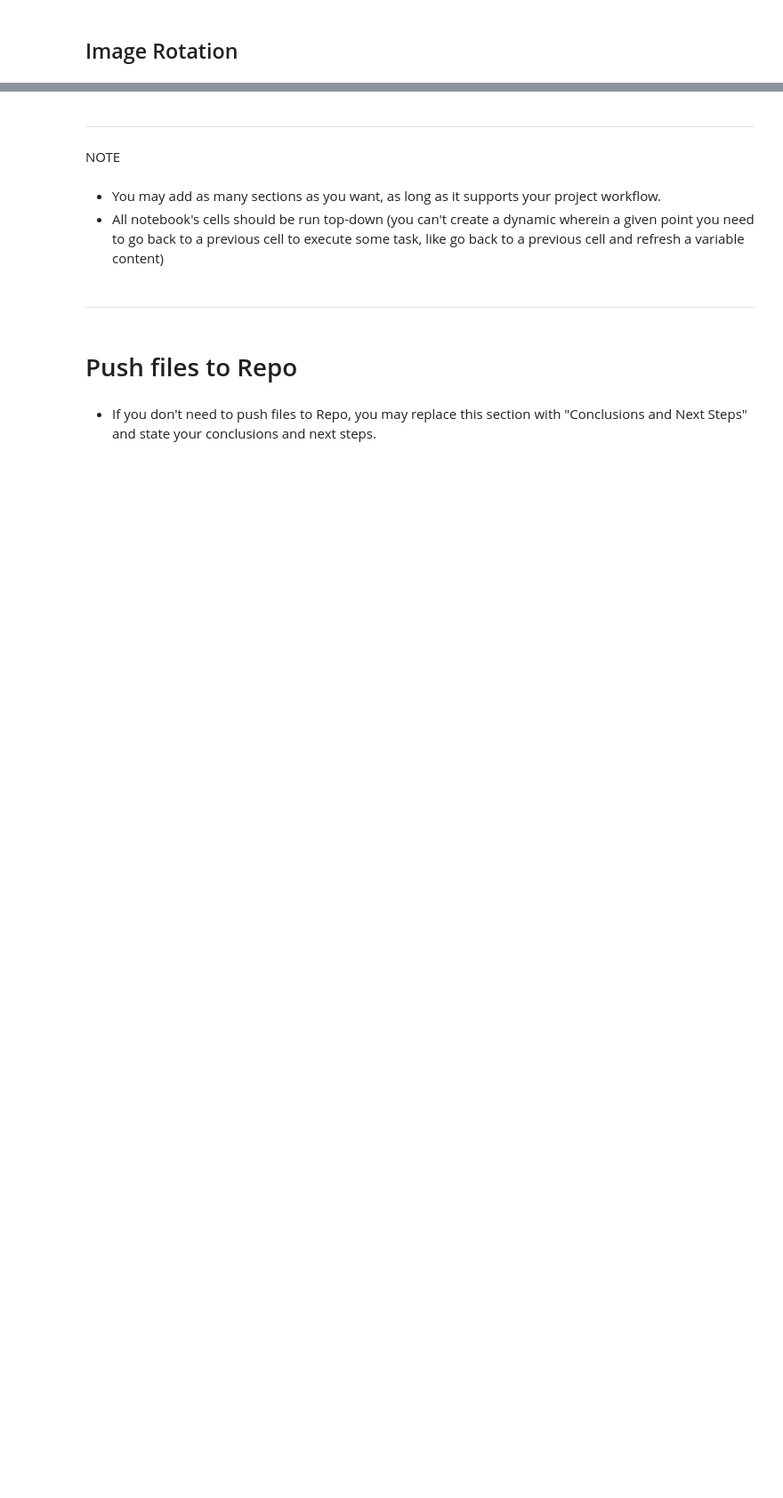
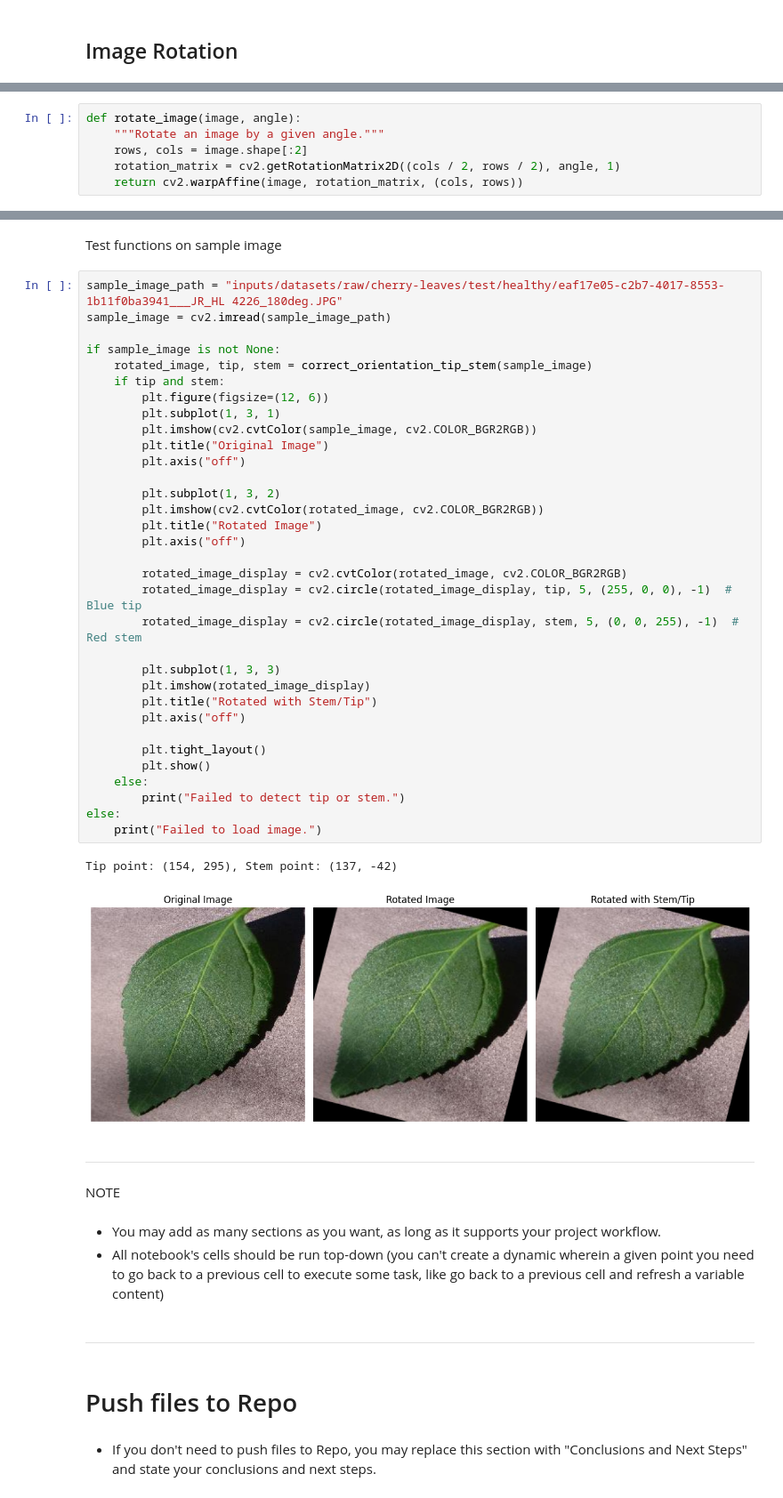
Before and after one commit to Annytomica/cherry-mildew-detector, a Jupyter notebook: jupyter_notebooks/02 - Data_Visualisation.ipynb, the cells around one changed output, grey strips where cells are left out. Shown at 89% size. Saved outputs shown, nothing was run; the diff lists cells and outputs as text; blank space fills up the shorter version.

```diff
--- a/jupyter_notebooks/02 - Data_Visualisation.ipynb
+++ b/jupyter_notebooks/02 - Data_Visualisation.ipynb
@@ -298,0 +400,6 @@ Montage saved to outputs/v1/mean_var_montage_powdery_mildew_v1.png
+# %%
+def rotate_image(image, angle):
+    """Rotate an image by a given angle."""
+    rows, cols = image.shape[:2]
+    rotation_matrix = cv2.getRotationMatrix2D((cols / 2, rows / 2), angle, 1)
+    return cv2.warpAffine(image, rotation_matrix, (cols, rows))
@@ -299,3 +452,41 @@ Montage saved to outputs/v1/mean_var_montage_powdery_mildew_v1.png
+# %% [markdown]
+Test functions on sample image
+# %%
+sample_image_path = "inputs/datasets/raw/cherry-leaves/test/healthy/eaf17e05-c2b7-4017-8553-1b11f0ba3941___JR_HL 4226_180deg.JPG"
+sample_image = cv2.imread(sample_image_path)
+
+if sample_image is not None:
+    rotated_image, tip, stem = correct_orientation_tip_stem(sample_image)
+    if tip and stem:
+        plt.figure(figsize=(12, 6))
+        plt.subplot(1, 3, 1)
+        plt.imshow(cv2.cvtColor(sample_image, cv2.COLOR_BGR2RGB))
+        plt.title("Original Image")
+        plt.axis("off")
+
+        plt.subplot(1, 3, 2)
+        plt.imshow(cv2.cvtColor(rotated_image, cv2.COLOR_BGR2RGB))
+        plt.title("Rotated Image")
+        plt.axis("off")
+
+        rotated_image_display = cv2.cvtColor(rotated_image, cv2.COLOR_BGR2RGB)
+        rotated_image_display = cv2.circle(rotated_image_display, tip, 5, (255, 0, 0), -1)  # Blue tip
+        rotated_image_display = cv2.circle(rotated_image_display, stem, 5, (0, 0, 255), -1)  # Red stem
+
+        plt.subplot(1, 3, 3)
+        plt.imshow(rotated_image_display)
+        plt.title("Rotated with Stem/Tip")
+        plt.axis("off")
+
+        plt.tight_layout()
+        plt.show()
+    else:
+        print("Failed to detect tip or stem.")
+else:
+    print("Failed to load image.")
+# %% [output]
+Tip point: (154, 295), Stem point: (137, -42)
+[figure, added]
 # %% [markdown]
 ---
 # %% [markdown]
```
Also changed, not shown: parts of 18 cells of this notebook, 2 other files.
